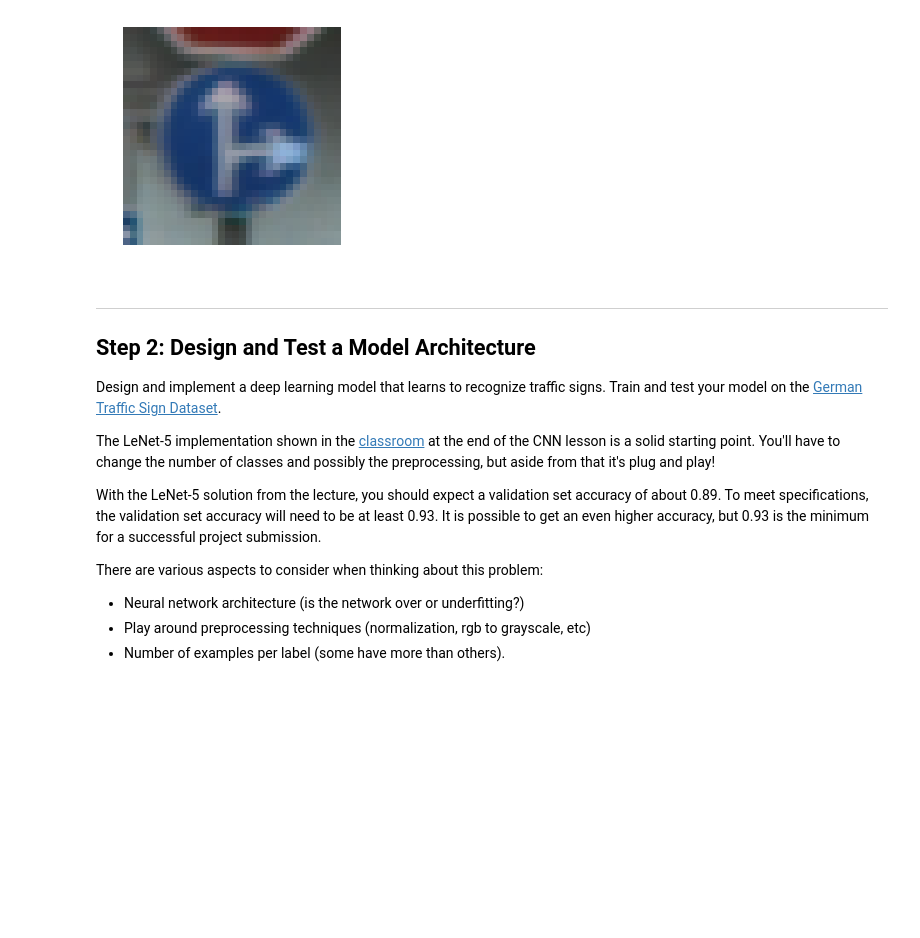
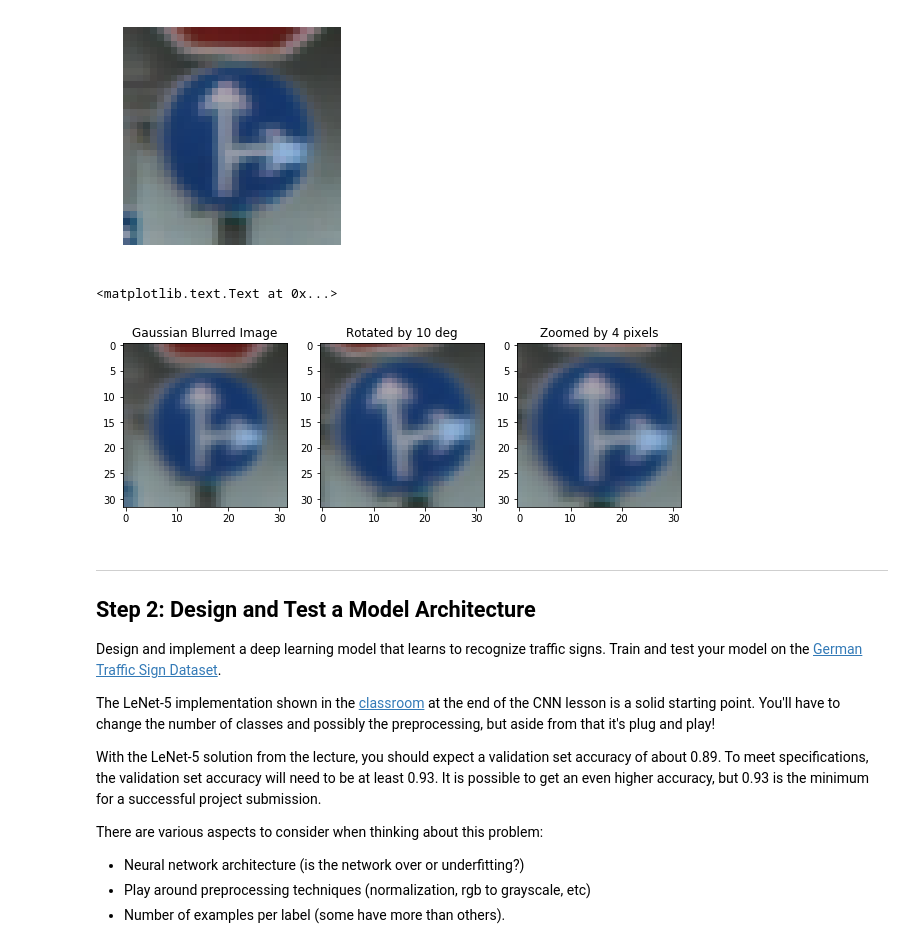
Before and after one commit to vinaykumarhs2020/CarND-Traffic-Sign-Classifier-Project, a Jupyter notebook: Traffic_Sign_Classifier.ipynb, the cells around one changed output. Drawn from its saved outputs; the diff is of its cells as text; code cells hidden in the pictures; blank space fills up the shorter version.

```diff
--- a/Traffic_Sign_Classifier.ipynb
+++ b/Traffic_Sign_Classifier.ipynb
@@ -125,3 +127,17 @@ Example Image: y value: 36 (Go straight or right)
+# %%
+fig=plt.figure(figsize=(10,4))
+plt.subplot(131)
+plt.imshow(addGaussianBlur(image_disp))
+plt.title("Gaussian Blurred Image")
+plt.subplot(132)
+plt.imshow(rotateImage(image_disp,10))
+plt.title("Rotated by 10 deg")
+plt.subplot(133)
+plt.imshow(zoomImage(image_disp,4))
+plt.title("Zoomed by 4 pixels")
+# %% [output]
+<matplotlib.text.Text at 0x...>
+[figure, added]
 # %% [markdown]
 ----
 
```
Also changed, not shown: parts of 19 cells of this notebook.
